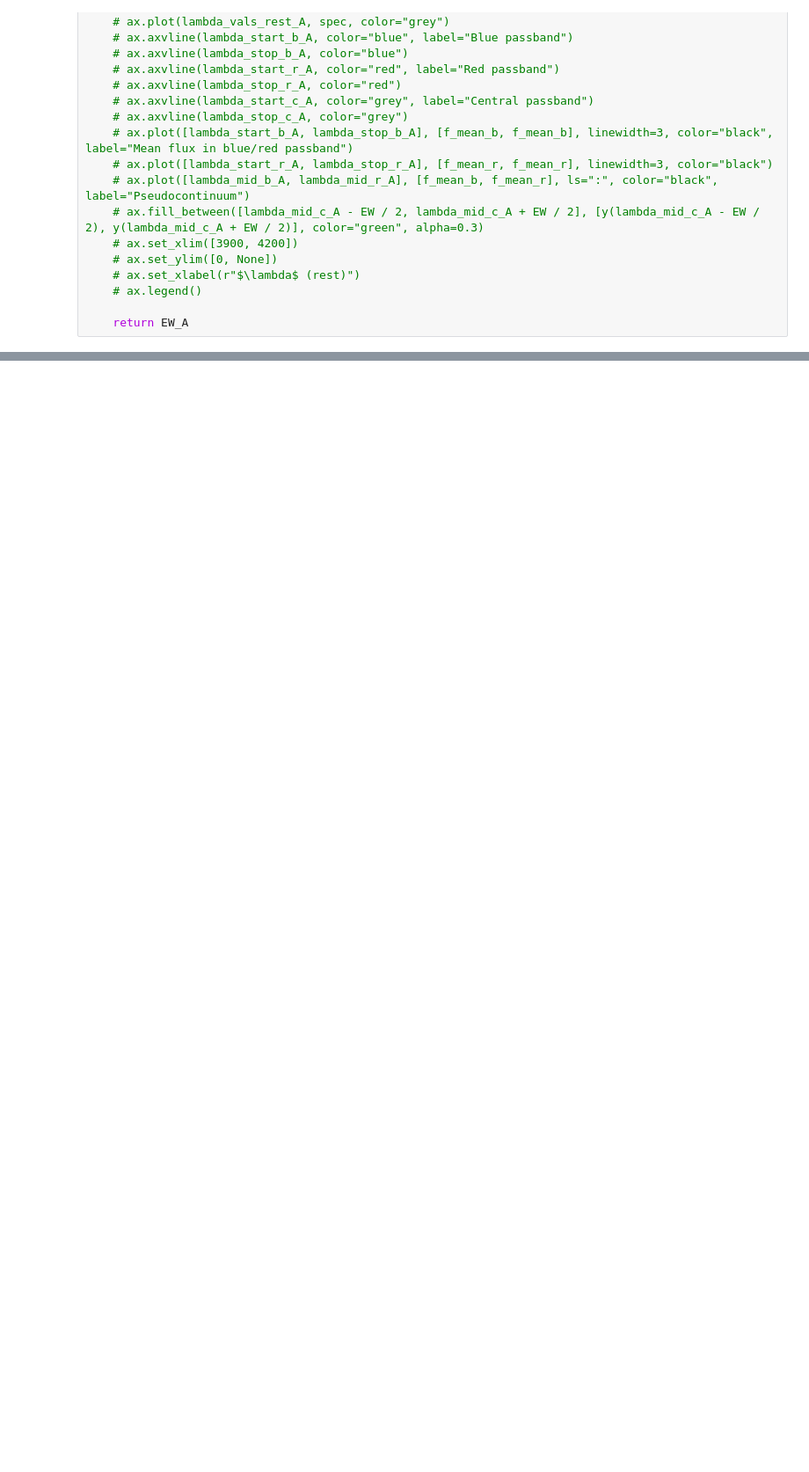
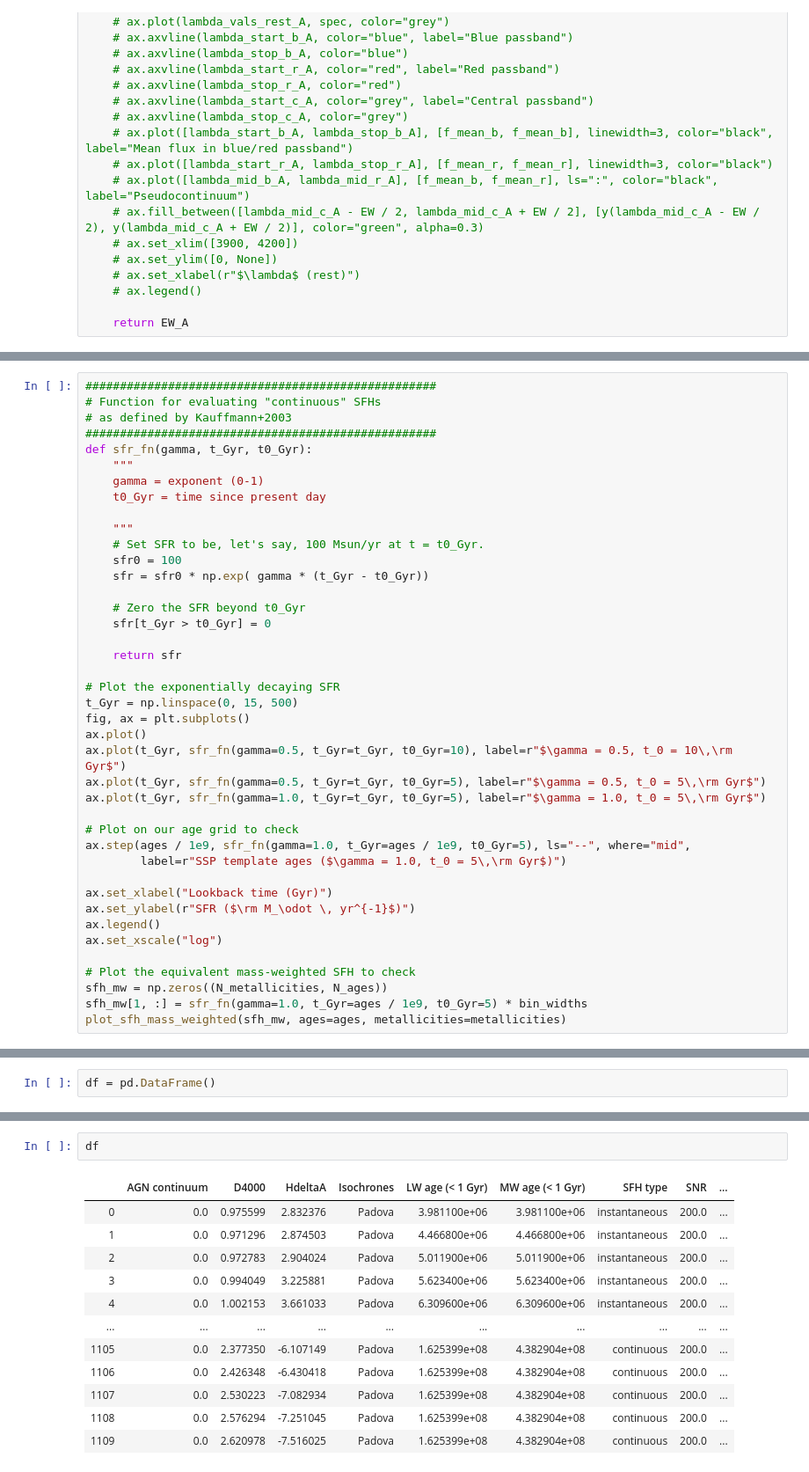
Before and after one commit to hzovaro/ppxftests, a Jupyter notebook: notebooks/Using stellar indices to investigate the SFH.ipynb, the cells around one changed output, grey strips where cells are left out. Shown: that part at 88% size. Cells and saved outputs as stored; diff of their text form; blank space fills up the shorter version.

```diff
--- a/notebooks/Using stellar indices to investigate the SFH.ipynb
+++ b/notebooks/Using stellar indices to investigate the SFH.ipynb
@@ -248,0 +170,41 @@ for gamma in np.linspace(0, 1, 4):
+# %%
+###################################################
+# Function for evaluating "continuous" SFHs
+# as defined by Kauffmann+2003
+###################################################
+def sfr_fn(gamma, t_Gyr, t0_Gyr):
+    """
+    gamma = exponent (0-1)
+    t0_Gyr = time since present day
+
+    """
+    # Set SFR to be, let's say, 100 Msun/yr at t = t0_Gyr.
+    sfr0 = 100
+    sfr = sfr0 * np.exp( gamma * (t_Gyr - t0_Gyr))
+
+    # Zero the SFR beyond t0_Gyr
+    sfr[t_Gyr > t0_Gyr] = 0
+
+    return sfr
+
+# Plot the exponentially decaying SFR
+t_Gyr = np.linspace(0, 15, 500)
+fig, ax = plt.subplots()
+ax.plot()
+ax.plot(t_Gyr, sfr_fn(gamma=0.5, t_Gyr=t_Gyr, t0_Gyr=10), label=r"$\gamma = 0.5, t_0 = 10\,\rm Gyr$")
+ax.plot(t_Gyr, sfr_fn(gamma=0.5, t_Gyr=t_Gyr, t0_Gyr=5), label=r"$\gamma = 0.5, t_0 = 5\,\rm Gyr$")
+ax.plot(t_Gyr, sfr_fn(gamma=1.0, t_Gyr=t_Gyr, t0_Gyr=5), label=r"$\gamma = 1.0, t_0 = 5\,\rm Gyr$")
+
+# Plot on our age grid to check
+ax.step(ages / 1e9, sfr_fn(gamma=1.0, t_Gyr=ages / 1e9, t0_Gyr=5), ls="--", where="mid",
+        label=r"SSP template ages ($\gamma = 1.0, t_0 = 5\,\rm Gyr$)")
+
+ax.set_xlabel("Lookback time (Gyr)")
+ax.set_ylabel(r"SFR ($\rm M_\odot \, yr^{-1}$)")
+ax.legend()
+ax.set_xscale("log")
+
+# Plot the equivalent mass-weighted SFH to check
+sfh_mw = np.zeros((N_metallicities, N_ages))
+sfh_mw[1, :] = sfr_fn(gamma=1.0, t_Gyr=ages / 1e9, t0_Gyr=5) * bin_widths
+plot_sfh_mass_weighted(sfh_mw, ages=ages, metallicities=metallicities)
@@ -248,0 +214,2 @@ for gamma in np.linspace(0, 1, 4):
+# %%
+df = pd.DataFrame()
@@ -248,0 +394,15 @@ for gamma in np.linspace(0, 1, 4):
+# %%
+df
+# %% [output]
+|  | AGN continuum | D4000 | HdeltaA | Isochrones | LW age (< 1 Gyr) | MW age (< 1 Gyr) | SFH type | SNR | ... |
+| 0 | 0.0 | 0.975599 | 2.832376 | Padova | 3.981100e+06 | 3.981100e+06 | instantaneous | 200.0 | ... |
+| 1 | 0.0 | 0.971296 | 2.874503 | Padova | 4.466800e+06 | 4.466800e+06 | instantaneous | 200.0 | ... |
+| 2 | 0.0 | 0.972783 | 2.904024 | Padova | 5.011900e+06 | 5.011900e+06 | instantaneous | 200.0 | ... |
+| 3 | 0.0 | 0.994049 | 3.225881 | Padova | 5.623400e+06 | 5.623400e+06 | instantaneous | 200.0 | ... |
+| 4 | 0.0 | 1.002153 | 3.661033 | Padova | 6.309600e+06 | 6.309600e+06 | instantaneous | 200.0 | ... |
+| ... | ... | ... | ... | ... | ... | ... | ... | ... | ... |
+| 1105 | 0.0 | 2.377350 | -6.107149 | Padova | 1.625399e+08 | 4.382904e+08 | continuous | 200.0 | ... |
+| 1106 | 0.0 | 2.426348 | -6.430418 | Padova | 1.625399e+08 | 4.382904e+08 | continuous | 200.0 | ... |
+| 1107 | 0.0 | 2.530223 | -7.082934 | Padova | 1.625399e+08 | 4.382904e+08 | continuous | 200.0 | ... |
+| 1108 | 0.0 | 2.576294 | -7.251045 | Padova | 1.625399e+08 | 4.382904e+08 | continuous | 200.0 | ... |
+| 1109 | 0.0 | 2.620978 | -7.516025 | Padova | 1.625399e+08 | 4.382904e+08 | continuous | 200.0 | ... |
```
Also changed, not shown: parts of 20 cells of this notebook, 4 other files.
